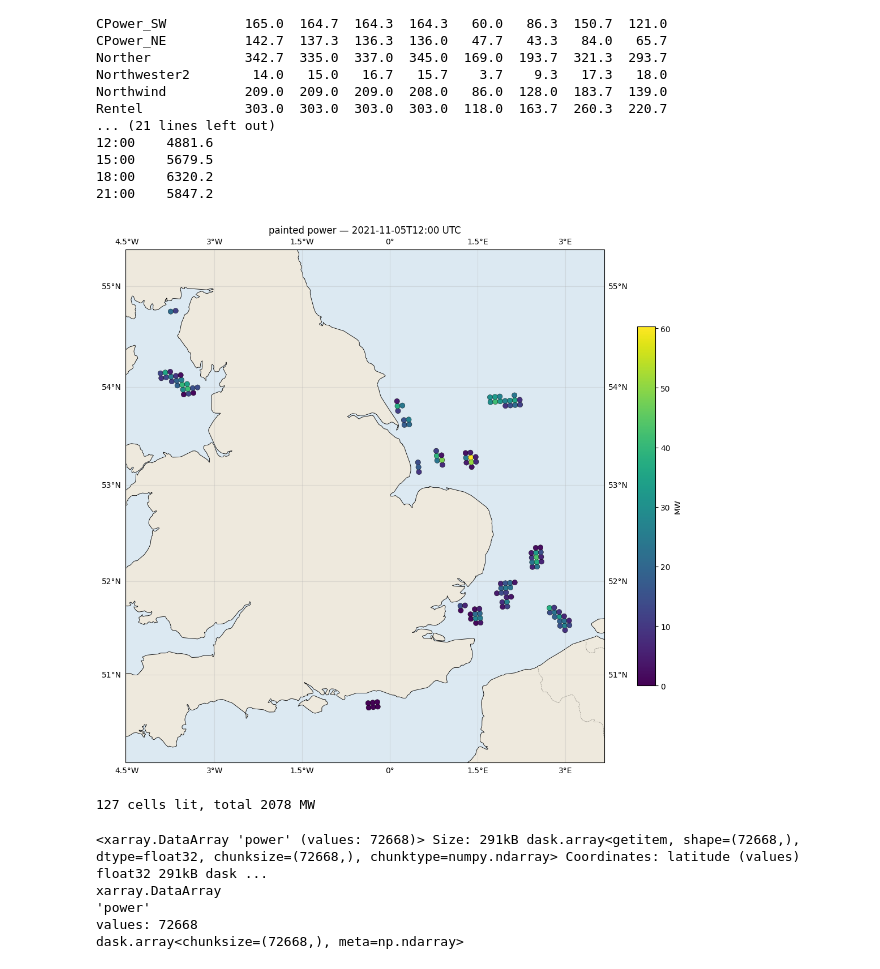
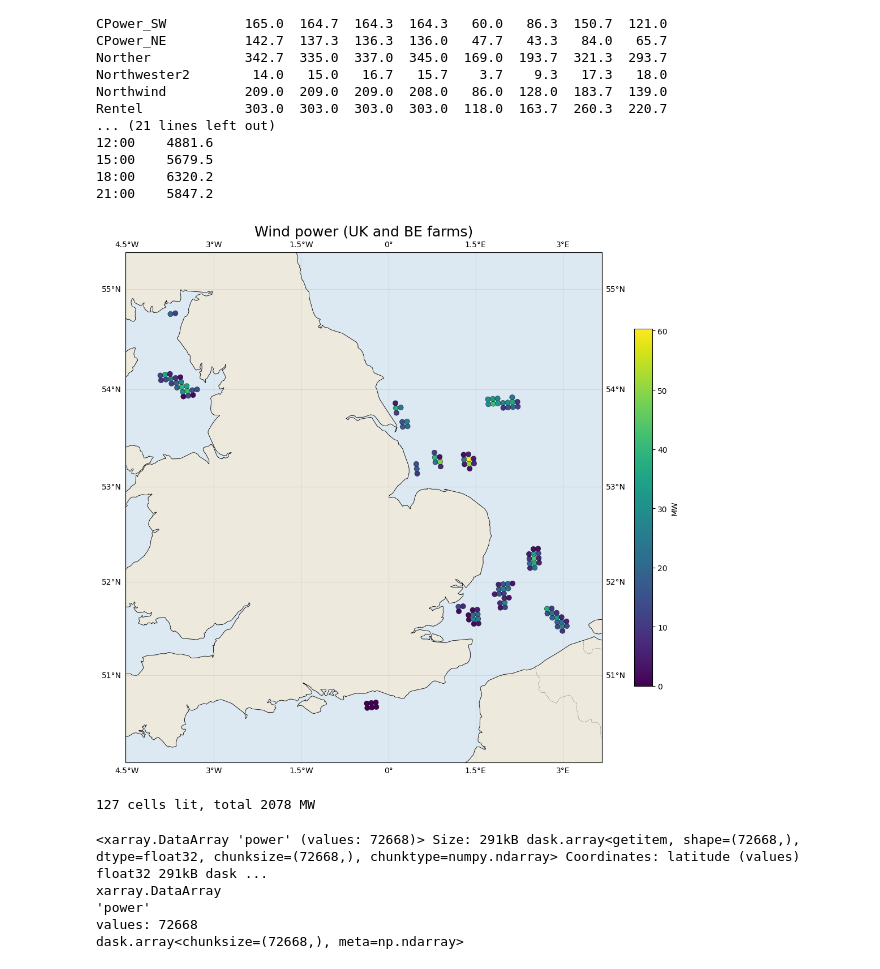
Before and after one commit to UAntwerpM4S/WindAI, a Jupyter notebook: data/WPDistr/inspect.ipynb, the cells around one changed output. Drawn from its saved outputs; the diff is of its cells as text; code cells hidden in the pictures.

```diff
--- a/data/WPDistr/inspect.ipynb
+++ b/data/WPDistr/inspect.ipynb
@@ -136,35 +136,36 @@ else:
 when = str(z.time.values[t])[:16]
 
 v = z[VAR].isel(time=t).values
 lat, lon = z["latitude"].values, z["longitude"].values
 m = np.isfinite(v)
 
 # --- map ---
 DATA = ccrs.PlateCarree()
 pad = 0.6
 ext = [lon[m].min()-pad, lon[m].max()+pad, lat[m].min()-pad, lat[m].max()+pad]
 
 fig = plt.figure(figsize=(12, 10))
 ax = plt.axes(projection=ccrs.Mercator())
 ax.set_extent(ext, crs=DATA)
 ax.add_feature(cfeature.LAND.with_scale("10m"),  facecolor="#eee9dd")
 ax.add_feature(cfeature.OCEAN.with_scale("10m"), facecolor="#dce9f2")
 ax.add_feature(cfeature.COASTLINE.with_scale("10m"), lw=0.6)
 ax.add_feature(cfeature.BORDERS.with_scale("10m"),   lw=0.4, ls=":")
 ax.gridlines(draw_labels=True, alpha=0.3)
 
 sc = ax.scatter(lon[m], lat[m], c=v[m], s=45, cmap="viridis", transform=DATA,
                 edgecolors="k", linewidths=0.3, zorder=5,
                 vmin=0, vmax=(1.0 if VAR == "capacityfactor" else None))
 plt.colorbar(sc, ax=ax, shrink=0.7,
              label="MW" if VAR == "power" else "capacity factor")
-ax.set_title(f"painted {VAR} — {when} UTC")
+ax.set_title(f"Wind power (UK and BE farms)",fontsize=18)
+plt.savefig("UKBE.png")
 plt.tight_layout(); plt.show()
 
 print(f"{m.sum()} cells lit, total {np.nansum(v):.0f}"
       f"{' MW' if VAR == 'power' else ' (sum of CF)'}")
 # %% [output]
-[figure, old version]
+[figure, new version]
 127 cells lit, total 2078 MW
 # %%
 z.isel(time=20000)['power']
```
Also changed, not shown: 8 other files.
